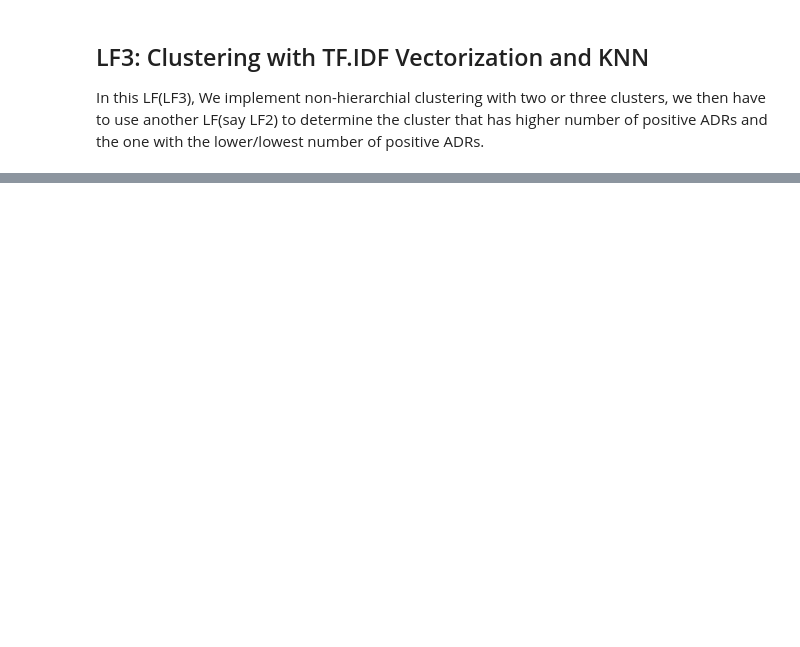
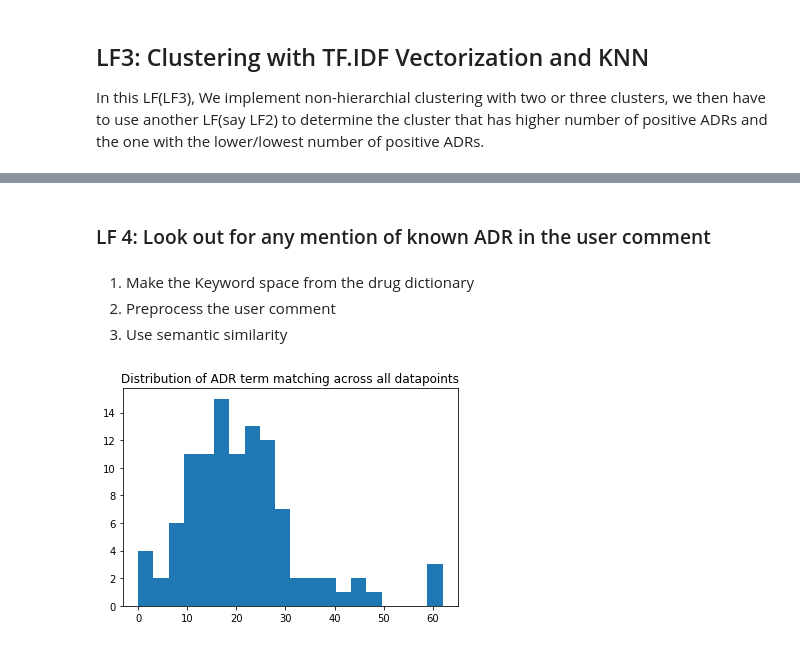
Before and after one commit to purplepotion/sadrat, a Jupyter notebook: research/data_programming_sample.ipynb, the cells around one changed output, grey strips where cells are left out. Drawn from its saved outputs; the diff is of its cells as text; code cells hidden in the pictures; blank space fills up the shorter version.

```diff
--- a/research/data_programming_sample.ipynb
+++ b/research/data_programming_sample.ipynb
@@ -186,0 +302,44 @@ questran months years drug high diarrhea given would doctor ve
+# %% [markdown]
+### LF 4: Look out for any mention of known ADR in the user comment
+# %% [markdown]
+1. Make the Keyword space from the drug dictionary
+2. Preprocess the user comment
+3. Use semantic similarity
+# %%
+# 1. Create Keywordspace
+keywordspace = list()
+for x in drugs.keys():
+    for p in drugs[x]:
+        for word in p.split():
+            if word != "," and len(word) > 4 and word not in keywordspace:
+                keywordspace.append(word)
+# %%
+def adr_term_matching(comment):
+    """
+    type(x): string
+    """
+    # preprocess x[" comment"]
+    p = Preprocessing()
+    clean_text = p.simple_preprocessor_string(comment)
+
+    word_matches = 0
+    for word in clean_text.split():
+        if word in keywordspace:
+            word_matches = word_matches + 1
+        else:
+            continue
+    if word_matches != None:
+        return word_matches
+    else:
+        return 0
+# %%
+# plot distribution of adr word matches
+
+X = list()
+for _, x in df.iterrows():
+    X.append(adr_term_matching(x[" comment"]))
+plt.title("Distribution of ADR term matching across all datapoints")
+plt.hist(X, bins = 20)
+plt.show()
+# %% [output]
+[figure, added]
```
Also changed, not shown: parts of 55 cells of this notebook, 5 other files.
